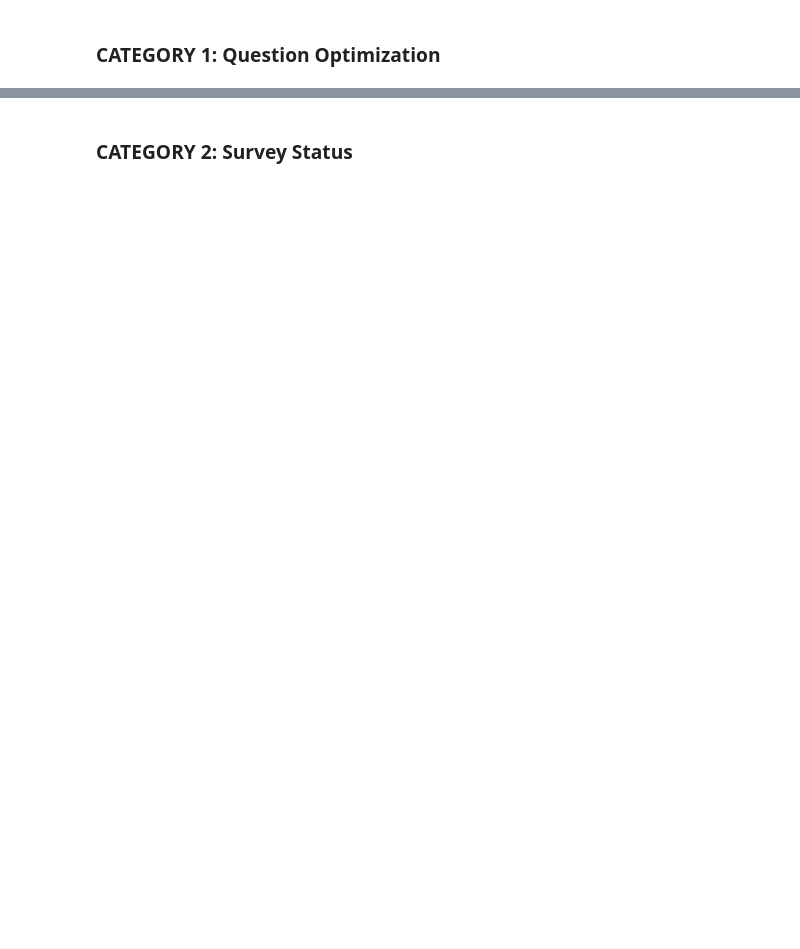
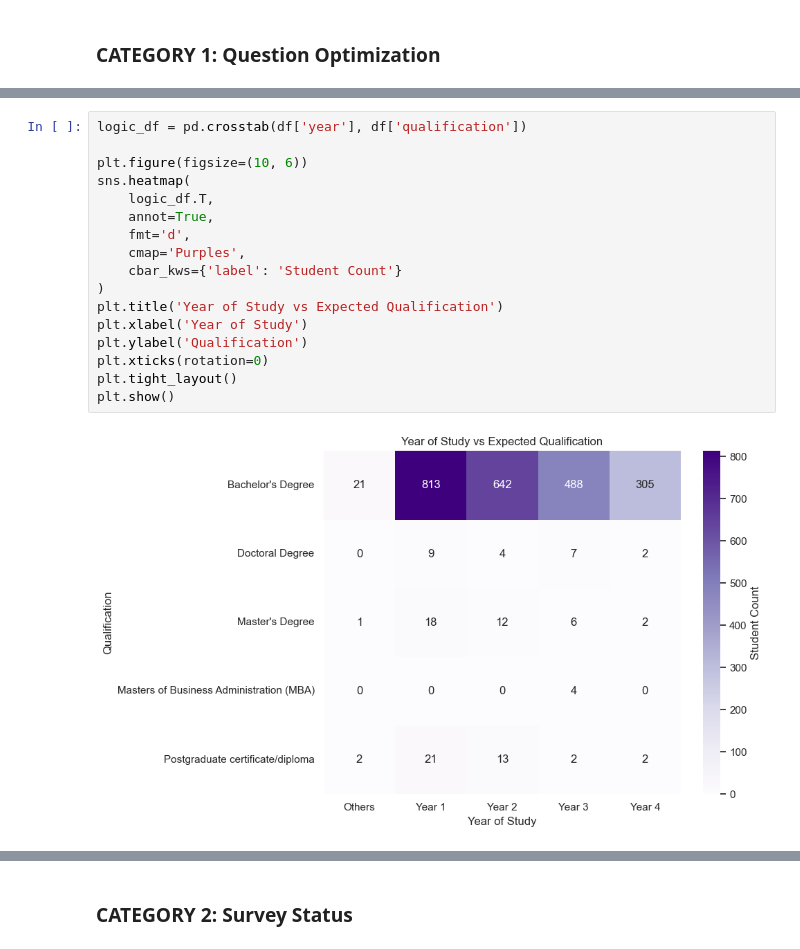
Before and after one commit to DhiraPT/datathon-2026, a Jupyter notebook: final_datathon_2026.ipynb, the cells around one changed output, grey strips where cells are left out. Saved outputs shown, nothing was run; the diff lists cells and outputs as text; blank space fills up the shorter version.

```diff
--- a/final_datathon_2026.ipynb
+++ b/final_datathon_2026.ipynb
@@ -144,0 +190,19 @@ plt.show()
+# %%
+logic_df = pd.crosstab(df['year'], df['qualification'])
+
+plt.figure(figsize=(10, 6))
+sns.heatmap(
+    logic_df.T,
+    annot=True,
+    fmt='d',
+    cmap='Purples',
+    cbar_kws={'label': 'Student Count'}
+)
+plt.title('Year of Study vs Expected Qualification')
+plt.xlabel('Year of Study')
+plt.ylabel('Qualification')
+plt.xticks(rotation=0)
+plt.tight_layout()
+plt.show()
+# %% [output]
+[figure, added]
```
Also changed, not shown: parts of 16 cells of this notebook, 9 other files.
